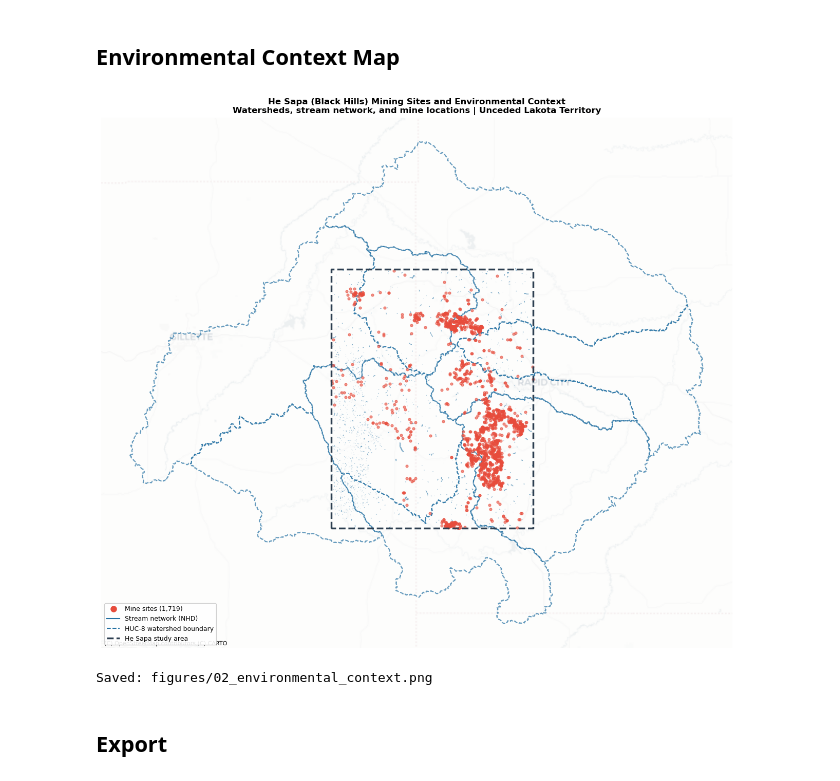
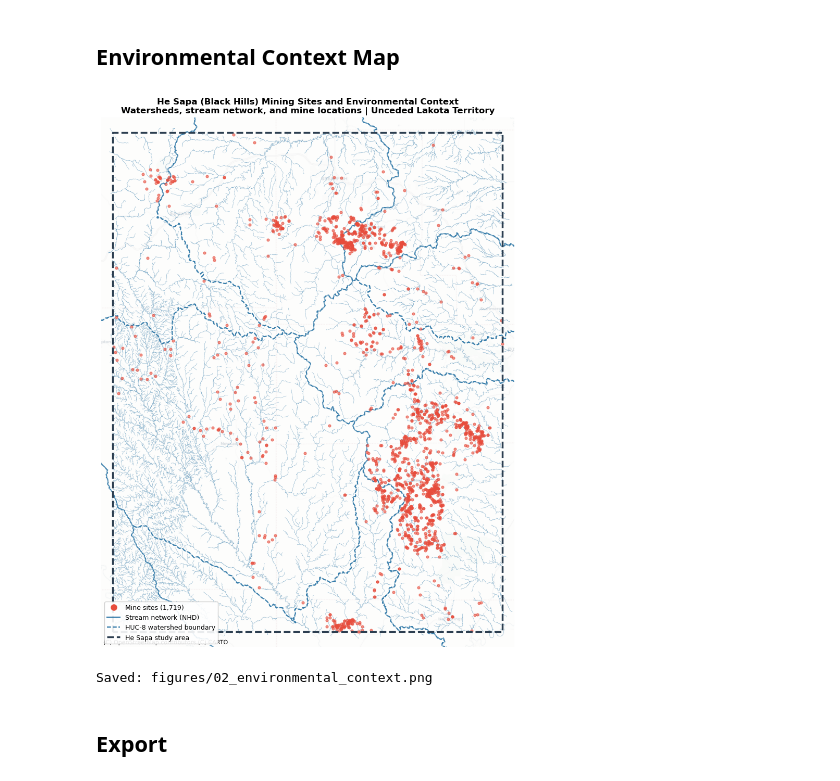
Before and after one commit to lijo8146/hesapatwin, a Jupyter notebook: Notebooks/02_environmental_context.ipynb, the cells around one changed output. Cells and saved outputs as stored; diff of their text form; code cells hidden in the pictures.

```diff
--- a/Notebooks/02_environmental_context.ipynb
+++ b/Notebooks/02_environmental_context.ipynb
@@ -194,7 +194,7 @@ if not huc8.empty:
 # Streams
 if not streams.empty:
     streams.to_crs(3857).plot(
-        ax=ax, color="#2471A3", linewidth=0.8, alpha=0.6, zorder=2,
+        ax=ax, color="#2471A3", linewidth=0.35, alpha=0.58, zorder=2,
     )
 
 # Mines
@@ -207,36 +207,43 @@ bh.to_crs(3857).plot(
     ax=ax, facecolor="none", edgecolor="#2C3E50",
     linewidth=2.5, linestyle="--", zorder=4,
 )
+
+# Keep full intersecting HUC polygons in the data, but focus the map on
+# the analytical window so large watersheds do not shrink the stream network.
+xmin, ymin, xmax, ymax = bh.to_crs(3857).total_bounds
+xpad, ypad = (xmax - xmin) * 0.03, (ymax - ymin) * 0.03
+ax.set_xlim(xmin - xpad, xmax + xpad)
+ax.set_ylim(ymin - ypad, ymax + ypad)
 
 try:
     ctx.add_basemap(ax, source=ctx.providers.CartoDB.Positron, alpha=0.4)
 except Exception:
     pass
 
 ax.set_axis_off()
 
 import matplotlib.lines as mlines
 legend_elements = [
     mlines.Line2D([0],[0], color="#E74C3C", marker="o", linestyle="",
                   markersize=8, label=f"Mine sites ({len(mines):,})"),
     mlines.Line2D([0],[0], color="#2471A3", linewidth=1.5, label="Stream network (NHD)"),
     mlines.Line2D([0],[0], color="#2471A3", linewidth=1.5, linestyle="--",
                   label="HUC-8 watershed boundary"),
     mlines.Line2D([0],[0], color="#2C3E50", linewidth=2.5, linestyle="--",
                   label="He Sapa study area"),
 ]
 ax.legend(handles=legend_elements, loc="lower left", fontsize=9, framealpha=0.9)
 ax.set_title(
     "He Sapa (Black Hills) Mining Sites and Environmental Context\n"
     "Watersheds, stream network, and mine locations | Unceded Lakota Territory",
     fontsize=12, fontweight="bold",
 )
 plt.tight_layout()
 fig.savefig(FIGURES_DIR/"02_environmental_context.png", dpi=150, bbox_inches="tight")
 plt.show()
 print("Saved: figures/02_environmental_context.png")
 # %% [output]
-[figure, old version]
+[figure, new version]
 Saved: figures/02_environmental_context.png
 # %% [markdown]
 ## Export
```
Also changed, not shown: parts of 1 cell of this notebook, 2 other files.
